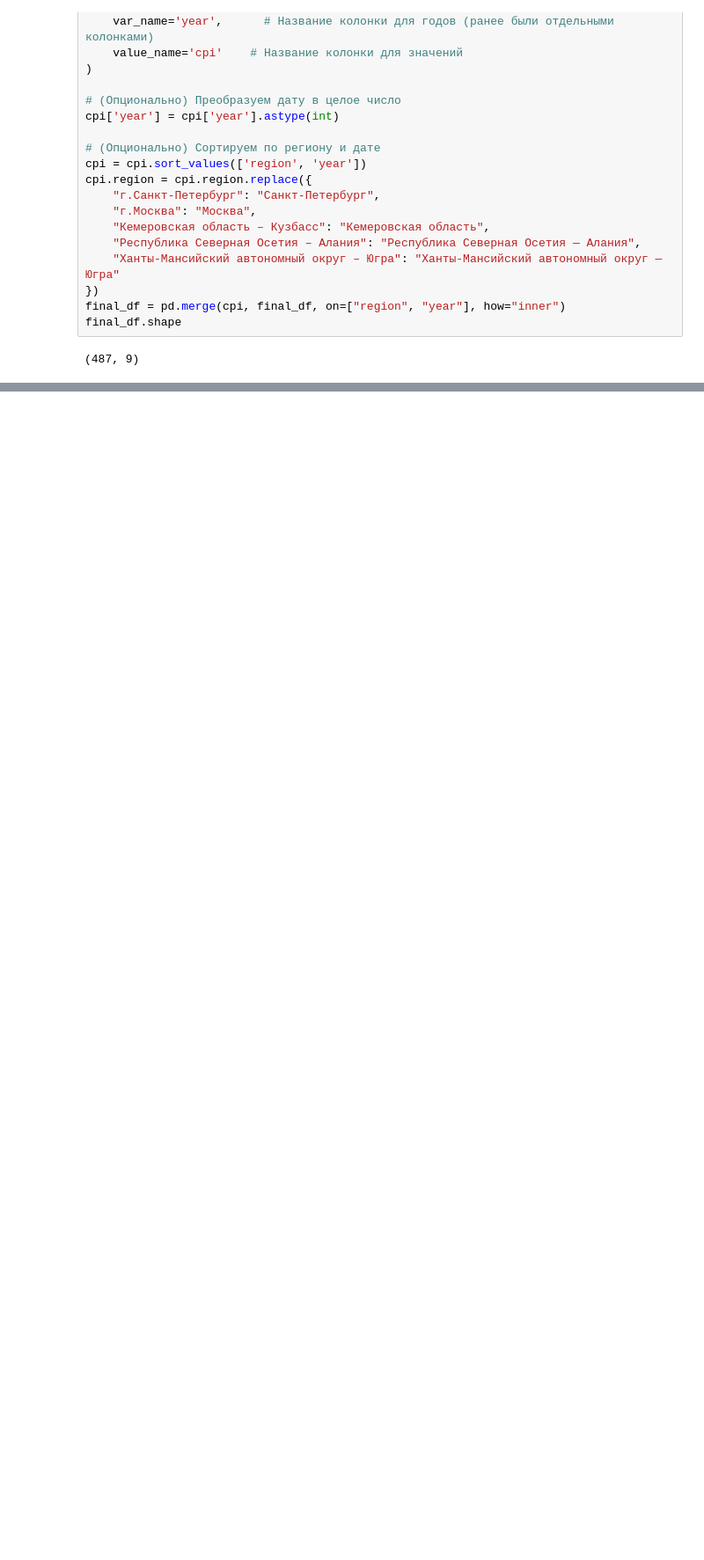
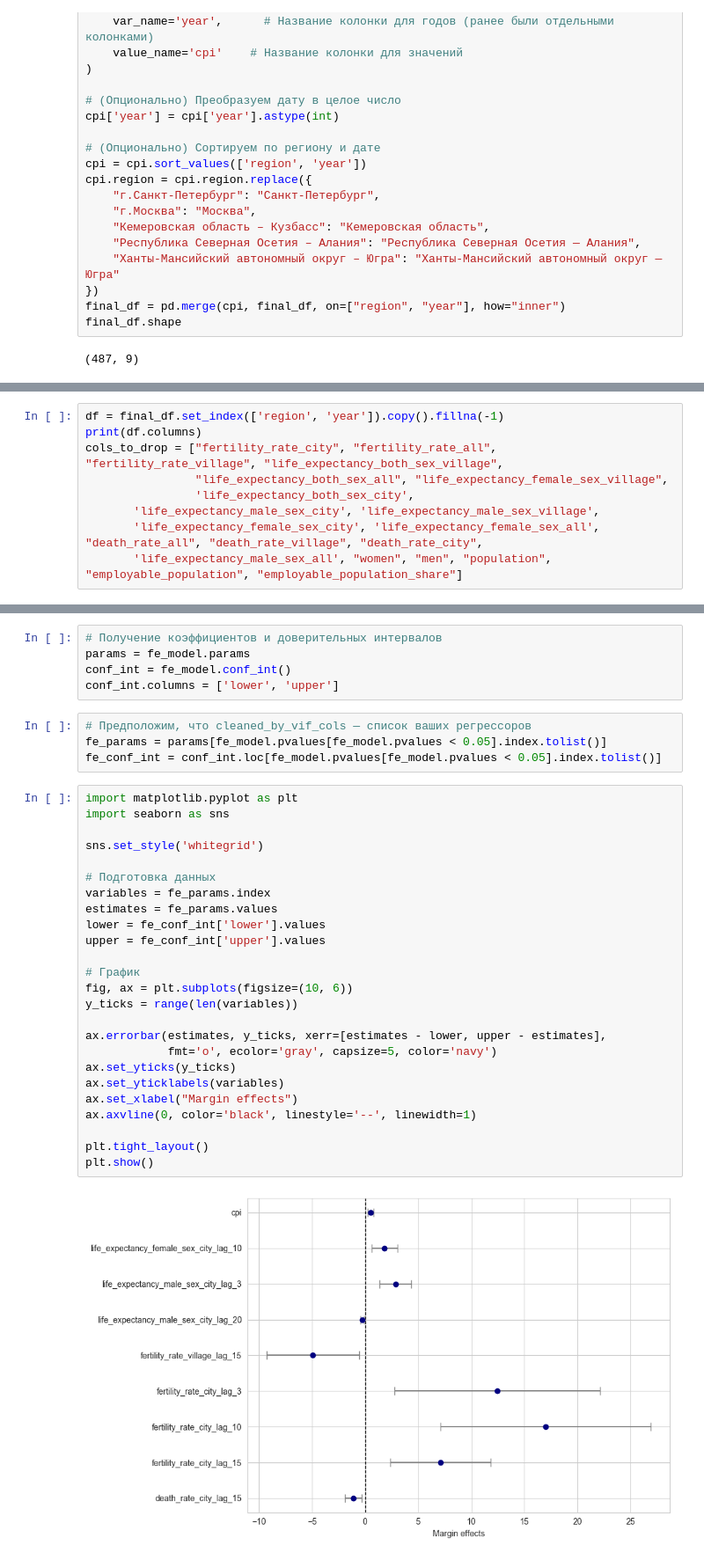
Before and after one commit to SergeevVladislav/hse_master_thesis, a Jupyter notebook: notebooks/Model_share_cashless_payments.ipynb, the cells around one changed output, grey strips where cells are left out. Shown: that part at 88% size. Cells and saved outputs as stored; diff of their text form; blank space fills up the shorter version.

Commit message:
model

```diff
--- a/notebooks/Model_share_cashless_payments.ipynb
+++ b/notebooks/Model_share_cashless_payments.ipynb
@@ -120,0 +134,9 @@ final_df = pd.merge(final_df, covid_19)
+# %%
+df = final_df.set_index(['region', 'year']).copy().fillna(-1)
+print(df.columns)
+cols_to_drop = ["fertility_rate_city", "fertility_rate_all", "fertility_rate_village", "life_expectancy_both_sex_village",
+                "life_expectancy_both_sex_all", "life_expectancy_female_sex_village",
+                'life_expectancy_both_sex_city',
+       'life_expectancy_male_sex_city', 'life_expectancy_male_sex_village',
+       'life_expectancy_female_sex_city', 'life_expectancy_female_sex_all', "death_rate_all", "death_rate_village", "death_rate_city",
+       'life_expectancy_male_sex_all', "women", "men", "population", "employable_population", "employable_population_share"]
@@ -177,0 +322,36 @@ lsdv.
+# %%
+# Получение коэффициентов и доверительных интервалов
+params = fe_model.params
+conf_int = fe_model.conf_int()
+conf_int.columns = ['lower', 'upper']
+# %%
+# Предположим, что cleaned_by_vif_cols — список ваших регрессоров
+fe_params = params[fe_model.pvalues[fe_model.pvalues < 0.05].index.tolist()]
+fe_conf_int = conf_int.loc[fe_model.pvalues[fe_model.pvalues < 0.05].index.tolist()]
+# %%
+import matplotlib.pyplot as plt
+import seaborn as sns
+
+sns.set_style('whitegrid')
+
+# Подготовка данных
+variables = fe_params.index
+estimates = fe_params.values
+lower = fe_conf_int['lower'].values
+upper = fe_conf_int['upper'].values
+
+# График
+fig, ax = plt.subplots(figsize=(10, 6))
+y_ticks = range(len(variables))
+
+ax.errorbar(estimates, y_ticks, xerr=[estimates - lower, upper - estimates],
+            fmt='o', ecolor='gray', capsize=5, color='navy')
+ax.set_yticks(y_ticks)
+ax.set_yticklabels(variables)
+ax.set_xlabel("Margin effects")
+ax.axvline(0, color='black', linestyle='--', linewidth=1)
+
+plt.tight_layout()
+plt.show()
+# %% [output]
+[figure, added]
```
Also changed, not shown: parts of 16 cells of this notebook, 33 other files.
